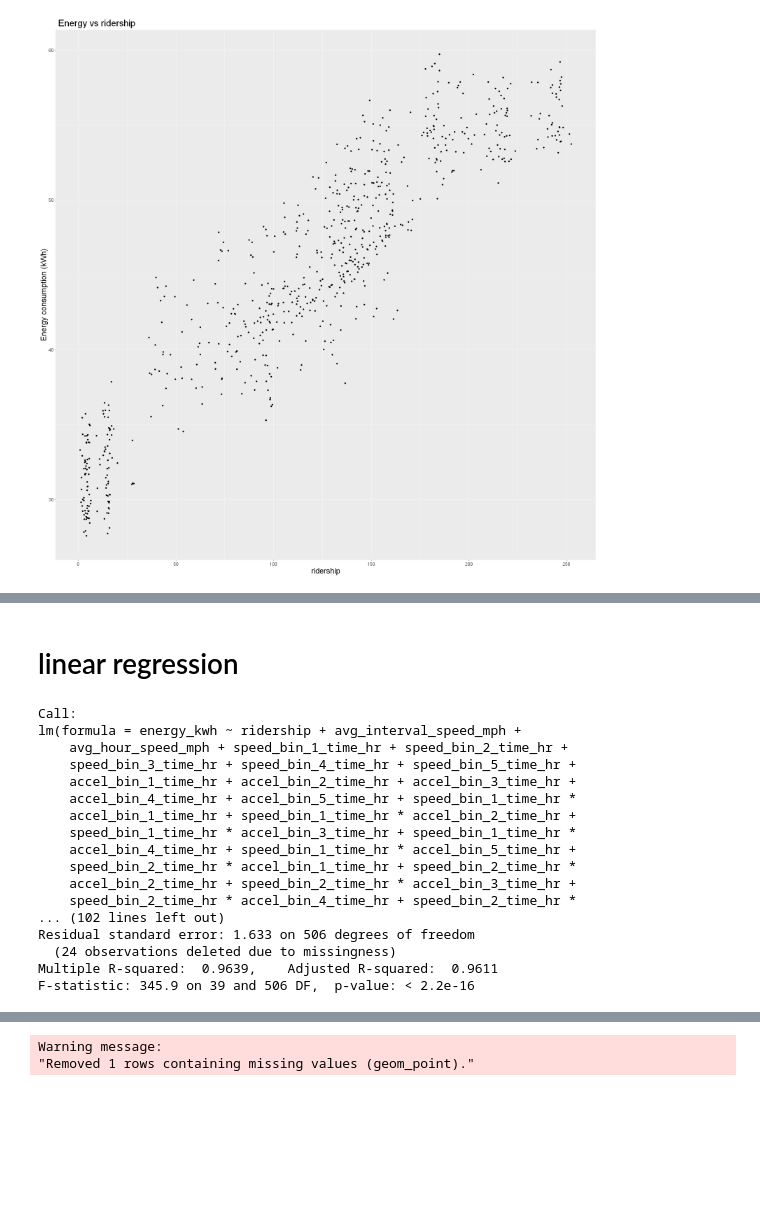
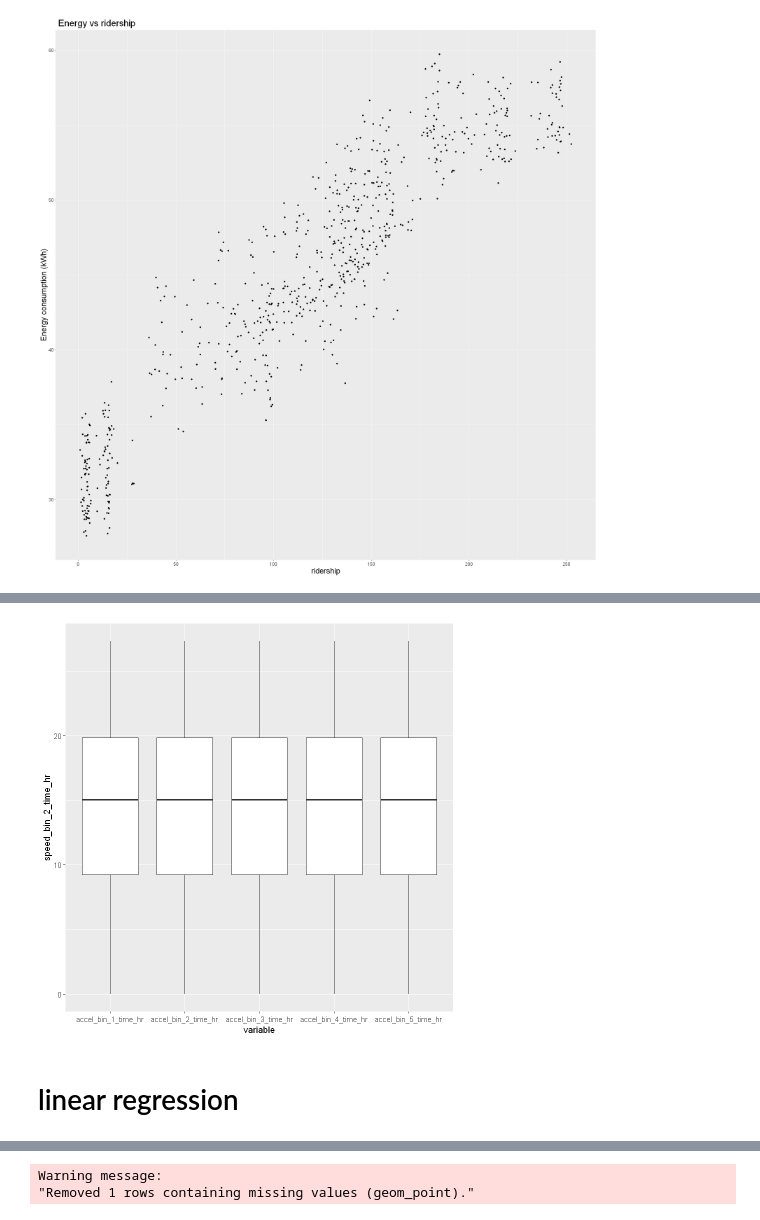
Before and after one commit to narslab/treem, a Jupyter notebook: bin/jupyter/energy-system-model-estimation.ipynb, the cells around one changed output, grey strips where cells are left out. Saved outputs shown, nothing was run; the diff lists cells and outputs as text; code cells hidden in the pictures; blank space fills up the shorter version.

```diff
--- a/bin/jupyter/energy-system-model-estimation.ipynb
+++ b/bin/jupyter/energy-system-model-estimation.ipynb
@@ -112,0 +168,5 @@ ggplot(df) +
+# %%
+df_train_melt = melt(dfh_train, id.vars=c('speed_bin_2_time_hr'),measure.vars = c("accel_bin_1_time_hr","accel_bin_2_time_hr","accel_bin_3_time_hr","accel_bin_4_time_hr","accel_bin_5_time_hr"))
+ggplot(df_train_melt,aes(x=variable,y=speed_bin_2_time_hr,color=value))+
+  geom_boxplot()#+ylim(c(0,500))
+# %% [output]
@@ -113,3 +175,4 @@ ggplot(df) +
+[figure, added]
 # %% [markdown]
 # linear regression
 # %%
@@ -122,26 +185,6 @@ rate = 0.8
 sub = sample(1:nrow(df),round(nrow(df)*rate))#the split ratio is 0.8
 dfh_train = df[sub,]
 dfh_test = df[-sub,]
-# %%
-summary(modelFit_hour_linear)
-# %% [output]
-Call:
-lm(formula = energy_kwh ~ ridership + avg_interval_speed_mph +
-    avg_hour_speed_mph + speed_bin_1_time_hr + speed_bin_2_time_hr +
-    speed_bin_3_time_hr + speed_bin_4_time_hr + speed_bin_5_time_hr +
-    accel_bin_1_time_hr + accel_bin_2_time_hr + accel_bin_3_time_hr +
-    accel_bin_4_time_hr + accel_bin_5_time_hr + speed_bin_1_time_hr *
-    accel_bin_1_time_hr + speed_bin_1_time_hr * accel_bin_2_time_hr +
-    speed_bin_1_time_hr * accel_bin_3_time_hr + speed_bin_1_time_hr *
-    accel_bin_4_time_hr + speed_bin_1_time_hr * accel_bin_5_time_hr +
-    speed_bin_2_time_hr * accel_bin_1_time_hr + speed_bin_2_time_hr *
-    accel_bin_2_time_hr + speed_bin_2_time_hr * accel_bin_3_time_hr +
-    speed_bin_2_time_hr * accel_bin_4_time_hr + speed_bin_2_time_hr *
-... (102 lines left out)
-Residual standard error: 1.633 on 506 degrees of freedom
-  (24 observations deleted due to missingness)
-Multiple R-squared:  0.9639,    Adjusted R-squared:  0.9611
-F-statistic: 345.9 on 39 and 506 DF,  p-value: < 2.2e-16
 # %%
 # linear regression
 modelFit_hour_linear= lm(energy_kwh ~ ridership + avg_interval_speed_mph +
```
Also changed, not shown: parts of 42 cells of this notebook, 1 other file.
